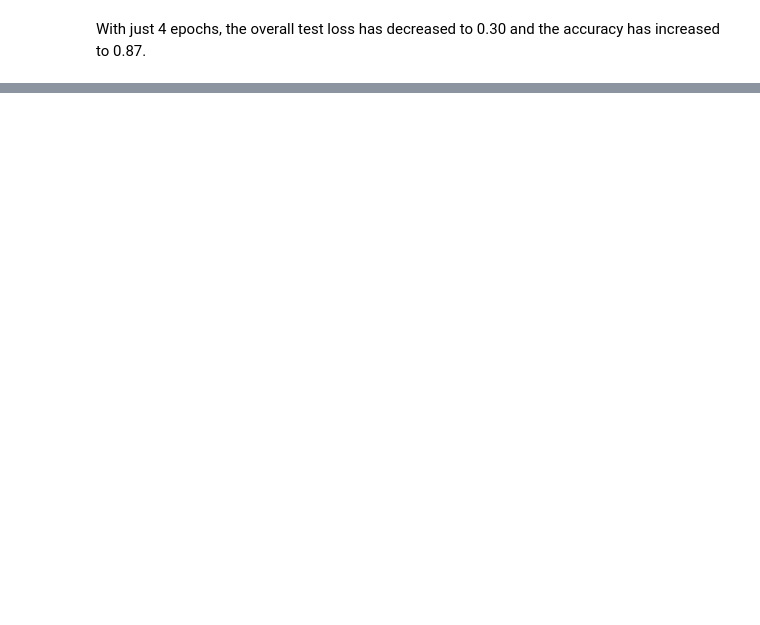
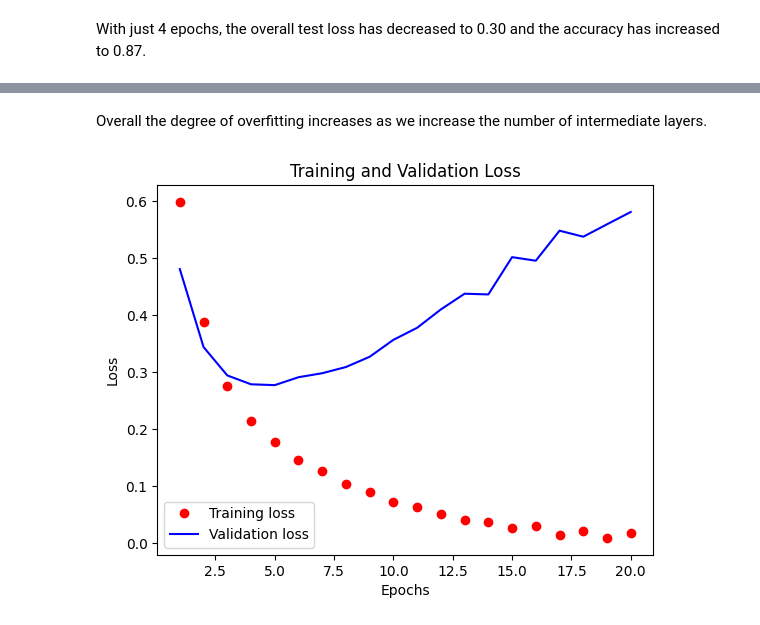
Before and after one commit to Tyler2198/Deep-Learning, a Jupyter notebook: Classifying_Movie_Reviews.ipynb, the cells around one changed output, grey strips where cells are left out. Saved outputs shown, nothing was run; the diff lists cells and outputs as text; code cells hidden in the pictures; blank space fills up the shorter version.

```diff
--- a/Classifying_Movie_Reviews.ipynb
+++ b/Classifying_Movie_Reviews.ipynb
@@ -223,0 +327,17 @@ With just 4 epochs, the overall test loss has decreased to 0.30 and the accuracy
+# %%
+model = keras.Sequential([
+    layers.Dense(16, activation="relu"),
+    layers.Dense(16, activation="relu"),
+    layers.Dense(16, activation="relu"),
+    layers.Dense(1, activation="sigmoid")
+])
+
+model.compile(optimizer="rmsprop",
+              loss="binary_crossentropy",
+              metrics=["accuracy"])
+
+history = model.fit(partial_x_train,
+                    partial_y_train,
+                    epochs=20,
+                    batch_size=512,
+                    validation_data=(x_val, y_val))
@@ -223,0 +362,16 @@ With just 4 epochs, the overall test loss has decreased to 0.30 and the accuracy
+# %% [markdown]
+Overall the degree of overfitting increases as we increase the number of intermediate layers.
+# %%
+history_dict = history.history
+loss_values = history_dict["loss"]
+val_loss_values = history_dict["val_loss"]
+epochs = range(1, len(loss_values) + 1)
+plt.plot(epochs, loss_values, "ro", label="Training loss")
+plt.plot(epochs, val_loss_values, "b", label="Validation loss")
+plt.title("Training and Validation Loss")
+plt.xlabel("Epochs")
+plt.ylabel("Loss")
+plt.legend()
+plt.show()
+# %% [output]
+[figure, added]
```
Also changed, not shown: parts of 25 cells of this notebook.
